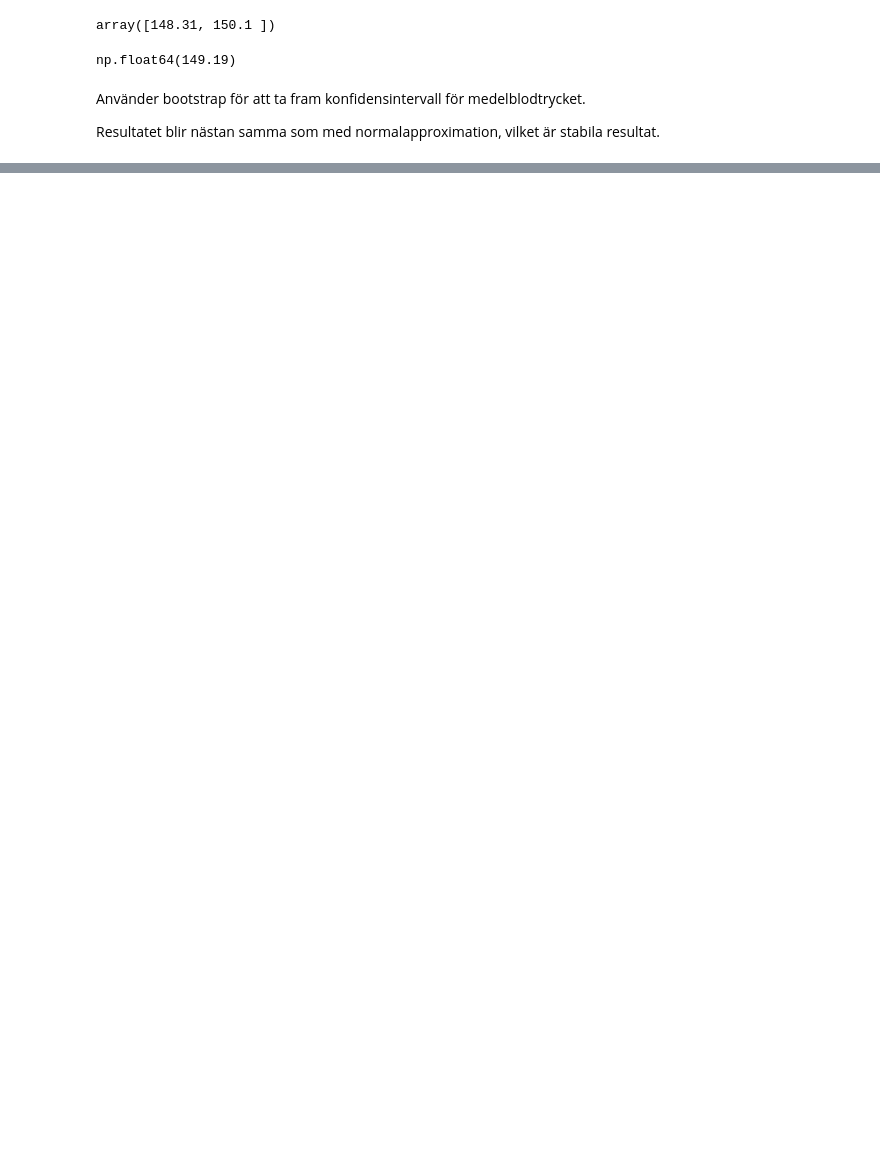
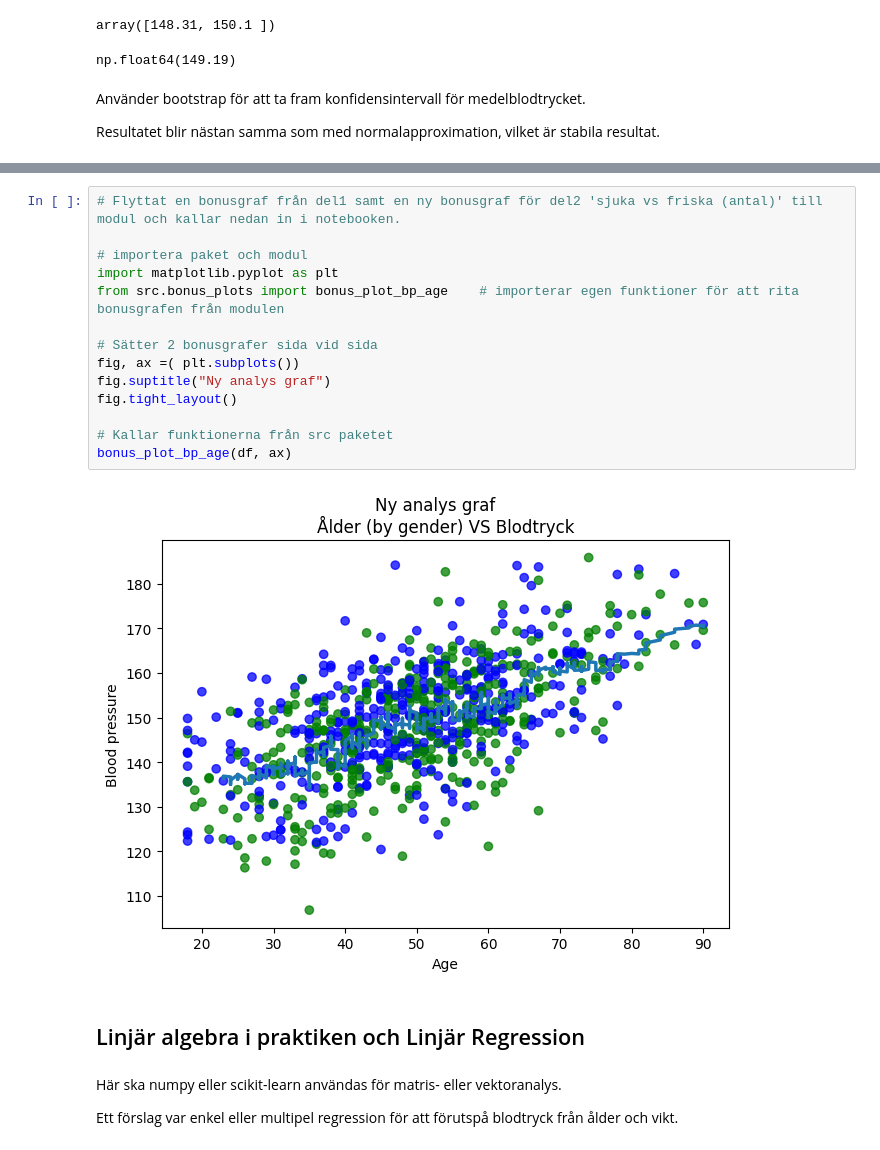
Before and after one commit to Rezaei-hamed/health_analysis, a Jupyter notebook: Notebook.ipynb, the cells around one changed output, grey strips where cells are left out. Saved outputs shown, nothing was run; the diff lists cells and outputs as text; blank space fills up the shorter version.

```diff
--- a/Notebook.ipynb
+++ b/Notebook.ipynb
@@ -174,0 +238,22 @@ Resultatet blir nästan samma som med normalapproximation, vilket är stabila re
+# %%
+# Flyttat en bonusgraf från del1 samt en ny bonusgraf för del2 'sjuka vs friska (antal)' till modul och kallar nedan in i notebooken.
+
+# importera paket och modul
+import matplotlib.pyplot as plt
+from src.bonus_plots import bonus_plot_bp_age    # importerar egen funktioner för att rita bonusgrafen från modulen
+
+# Sätter 2 bonusgrafer sida vid sida
+fig, ax =( plt.subplots())
+fig.suptitle("Ny analys graf")
+fig.tight_layout()
+
+# Kallar funktionerna från src paketet
+bonus_plot_bp_age(df, ax)
+# %% [output]
+[figure, added]
+# %% [markdown]
+##  Linjär algebra i praktiken och Linjär Regression
+# %% [markdown]
+Här ska numpy eller scikit-learn användas för matris- eller vektoranalys.
+
+Ett förslag var enkel eller multipel regression för att förutspå blodtryck från ålder och vikt.
```
Also changed, not shown: parts of 19 cells of this notebook, 5 other files.
